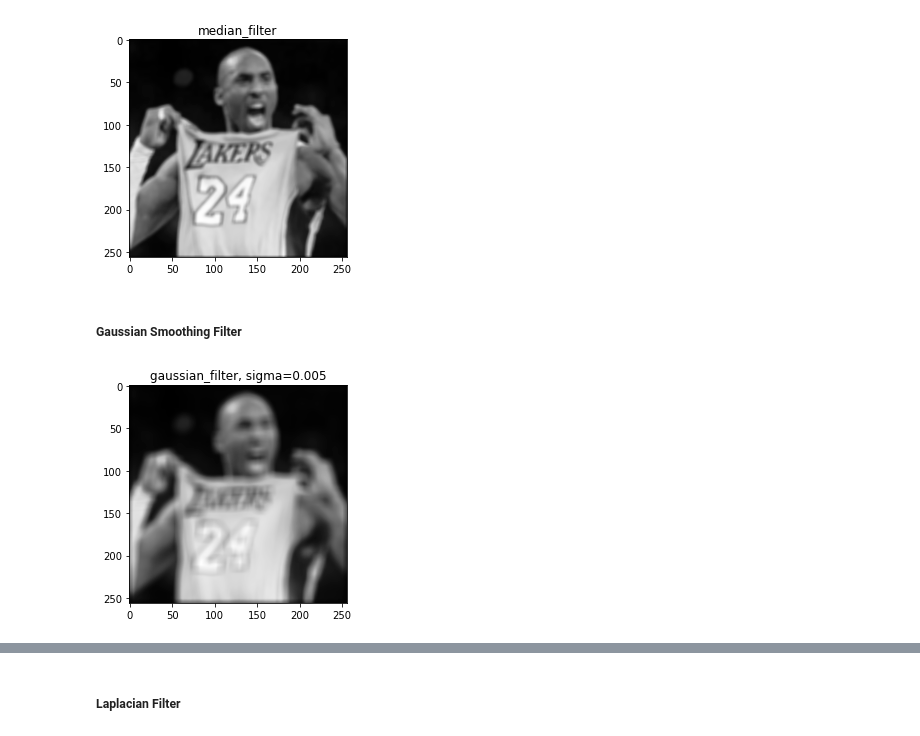
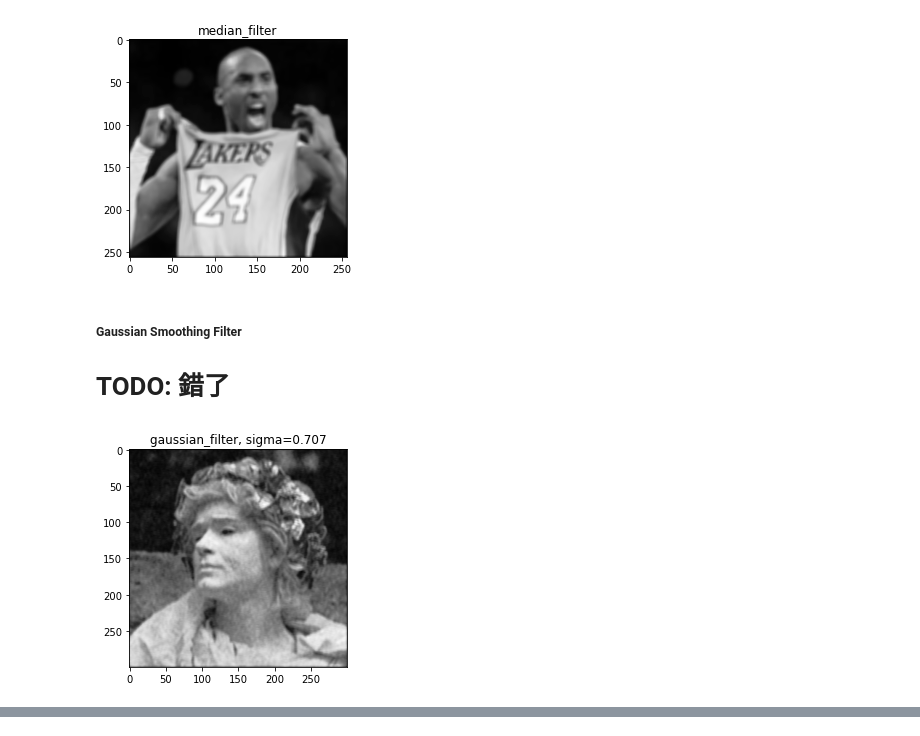
Before and after one commit to frankye1000/NYCU-ImageProcessing, a Jupyter notebook: HW1/HW1.ipynb, the cells around one changed output, grey strips where cells are left out. Cells and saved outputs as stored; diff of their text form; code cells hidden in the pictures.

Commit message:
finish guassian filter

```diff
--- a/HW1/HW1.ipynb
+++ b/HW1/HW1.ipynb
@@ -16,6 +16,7 @@ lbj  = plt.imread("person2.jpg")
 curry  = plt.imread("person3.jpg")
 shaq  = plt.imread("person4.jpg")
 kd = plt.imread("person5.jpg")
+noise = plt.imread("person6.jpg")
 
 print(mj.shape)
 plt.imshow(mj)
@@ -46,6 +47,11 @@ print(kd.shape)
 plt.imshow(kd)
 plt.title('original')
 plt.show()
+
+print(noise.shape)
+plt.imshow(noise)
+plt.title('original')
+plt.show()
 # %% [output]
 (256, 256, 3)
 [figure]
@@ -89,6 +97,10 @@ plt.show()
 kd_gray = rgb2gray(kd)
 plt.imshow(kd_gray, cmap='Greys_r')
 plt.show()
+
+noise_gray = rgb2gray(noise)
+plt.imshow(noise_gray, cmap='Greys_r')
+plt.show()
 # %% [output]
 [figure]
 [figure]
@@ -373,36 +419,47 @@ plt.show()
 [figure]
 # %% [markdown]
 ##### Gaussian Smoothing Filter
+
+# TODO: 錯了
 # %%
-def gaussian_filter(a, n, sigma):
+def gaussian_filter(a, kernel, sigma):
     '''
-    n: 模糊方框大小，限定奇數
+    padding: 外面要多少空格
+    kernel: kernel大小
+    stride: 一次走幾格
     sigma: 平滑化程度是由標準差σ來控制，σ值越大，平滑程度越高，相對的，影像越模糊
     '''
-    padding = n-1
+    padding = kernel//2
+    kernel = kernel
+    stride = 1   # 為了輸入、輸出圖 大小 一致
+
     # 先補外框，創一個空矩陣
-    temp = np.zeros((a.shape[0] + padding, a.shape[1] + padding))
+    temp = np.zeros((a.shape[0] + 2*padding, a.shape[1] + 2*padding))
     blur = np.zeros((a.shape[0], a.shape[1]))
+
     for i in range(a.shape[0]):
         for j in range(a.shape[1]):
-            temp[i+padding//2][j+padding//2] = a[i][j]
+            temp[i+padding][j+padding] = a[i][j]
 
     # gaussian kernel
-    x, y = np.mgrid[-(n//2):(n//2)+1, -(n//2):(n//2)+1]
-    gaussian_kernel = 1/(2*pi*sigma**2)*np.exp(-(x**2+y**2)/2*(sigma**2))
-
+    x, y = np.mgrid[-(kernel//2):(kernel//2)+1, -(kernel//2):(kernel//2)+1]
+    gaussian_kernel = (1/(2*pi*sigma**2))*np.exp(-(x**2+y**2)/2*(sigma**2))
+#     print(gaussian_kernel)
+    # normalization
+#     gaussian_kernel = gaussian_kernel/gaussian_kernel.sum()
+#     print(gaussian_kernel)
     # gaussian filter
     for i in range(a.shape[0]):
         for j in range(a.shape[1]):
-            blur[i][j] = (temp[i:i+padding+1, j:j+padding+1] * gaussian_kernel).sum()
+            blur[i][j] = (temp[stride*i:stride*i+kernel, stride*j:stride*j+kernel]@gaussian_kernel).sum()
 
     return blur
 # %%
-sigma_list = [0.005, 0.1, 0.5, 1, 1.5, 2]
+sigma_list = [0.707, 1, 1.5, 2, 10, 100]
 for sigma in sigma_list:
-    kobe_gaussian = gaussian_filter(kobe_gray, n=11, sigma=sigma)
+    kobe_gaussian = gaussian_filter(noise_gray, kernel=5, sigma=sigma)  # sigma沒有差很多
     plt.title("gaussian_filter, sigma={}".format(sigma))
     plt.imshow(kobe_gaussian, cmap='Greys_r')
     plt.show()
 # %% [output]
-[figure, old version]
+[figure, new version]
@@ -414,2 +470,0 @@ for sigma in sigma_list:
-# %% [markdown]
-##### Laplacian Filter
```
Also changed, not shown: parts of 14 cells of this notebook, 3 other files.
